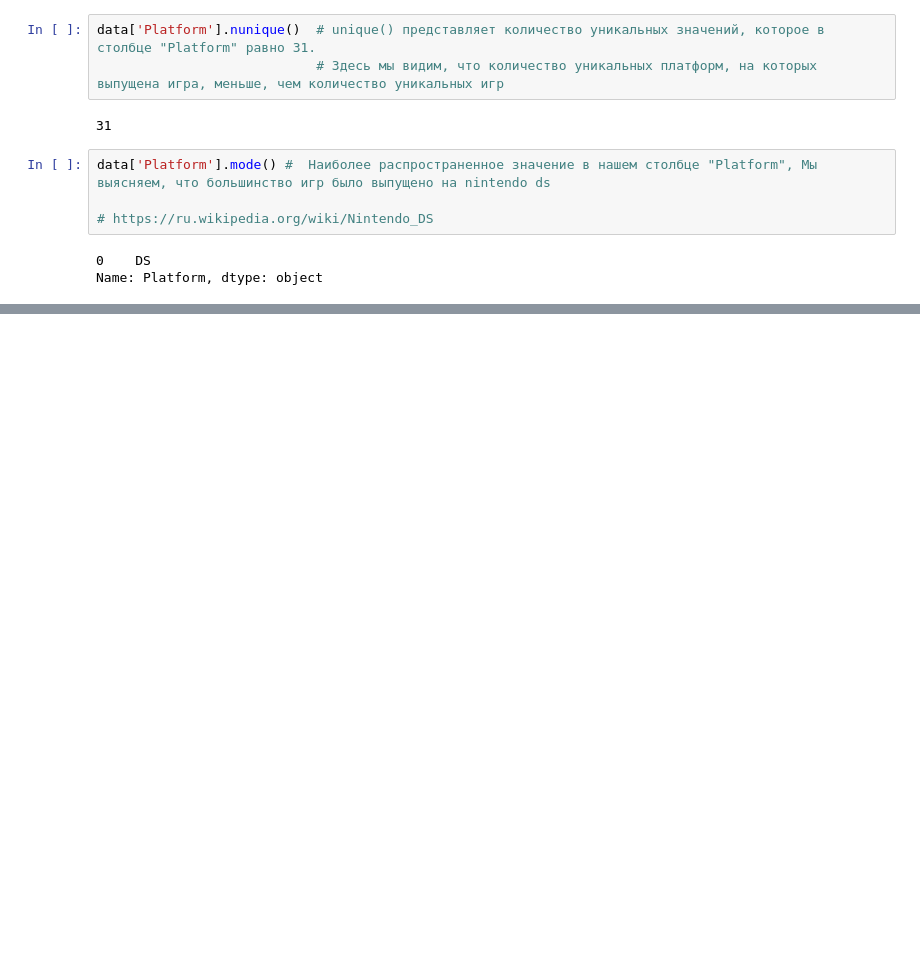
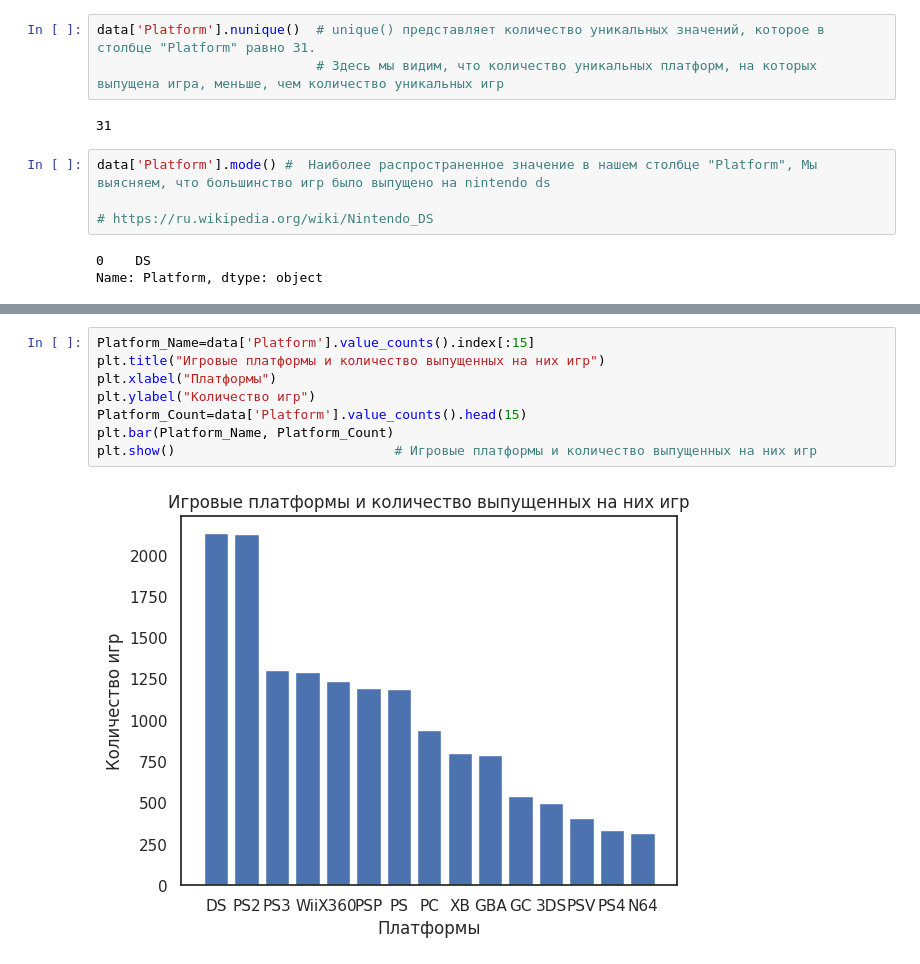
Before and after one commit to shuklarituparn/Machine_Learning_Course, a Jupyter notebook: Project1-Sem1/Project1.ipynb, the cells around one changed output, grey strips where cells are left out. Cells and saved outputs as stored; diff of their text form; blank space fills up the shorter version.

```diff
--- a/Project1-Sem1/Project1.ipynb
+++ b/Project1-Sem1/Project1.ipynb
@@ -249,0 +317,10 @@ Name: Global_Sales, dtype: float64
+# %%
+Platform_Name=data['Platform'].value_counts().index[:15]
+plt.title("Игровые платформы и количество выпущенных на них игр")
+plt.xlabel("Платформы")
+plt.ylabel("Количество игр")
+Platform_Count=data['Platform'].value_counts().head(15)
+plt.bar(Platform_Name, Platform_Count)
+plt.show()                            # Игровые платформы и количество выпущенных на них игр
+# %% [output]
+[figure, added]
```
Also changed, not shown: parts of 33 cells of this notebook.
